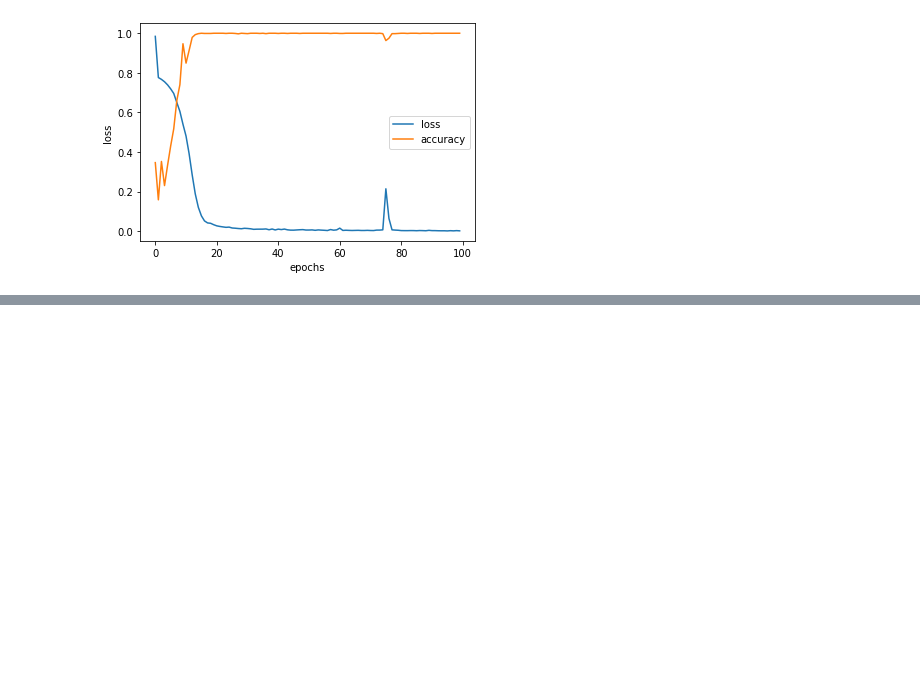
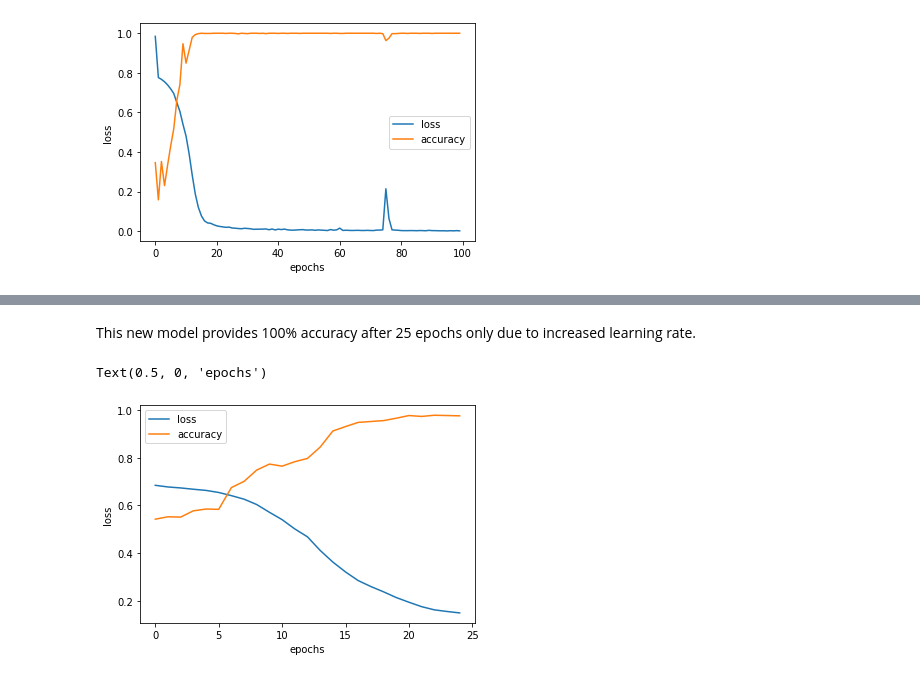
Before and after one commit to Messbah/Tensorflow_Practice, a Jupyter notebook: Classification_with_TensorFlow.ipynb, the cells around one changed output, grey strips where cells are left out. Saved outputs shown, nothing was run; the diff lists cells and outputs as text; code cells hidden in the pictures; blank space fills up the shorter version.

```diff
--- a/Classification_with_TensorFlow.ipynb
+++ b/Classification_with_TensorFlow.ipynb
@@ -137,0 +176,9 @@ plot_decision(model=new_model, X=X, y=y)
+# %% [markdown]
+This new model provides 100% accuracy after 25 epochs only due to increased learning rate.
+# %%
+pd.DataFrame(test_history.history).plot()
+plt.ylabel("loss")
+plt.xlabel("epochs")
+# %% [output]
+Text(0.5, 0, 'epochs')
+[figure, added]
```
Also changed, not shown: parts of 30 cells of this notebook.
